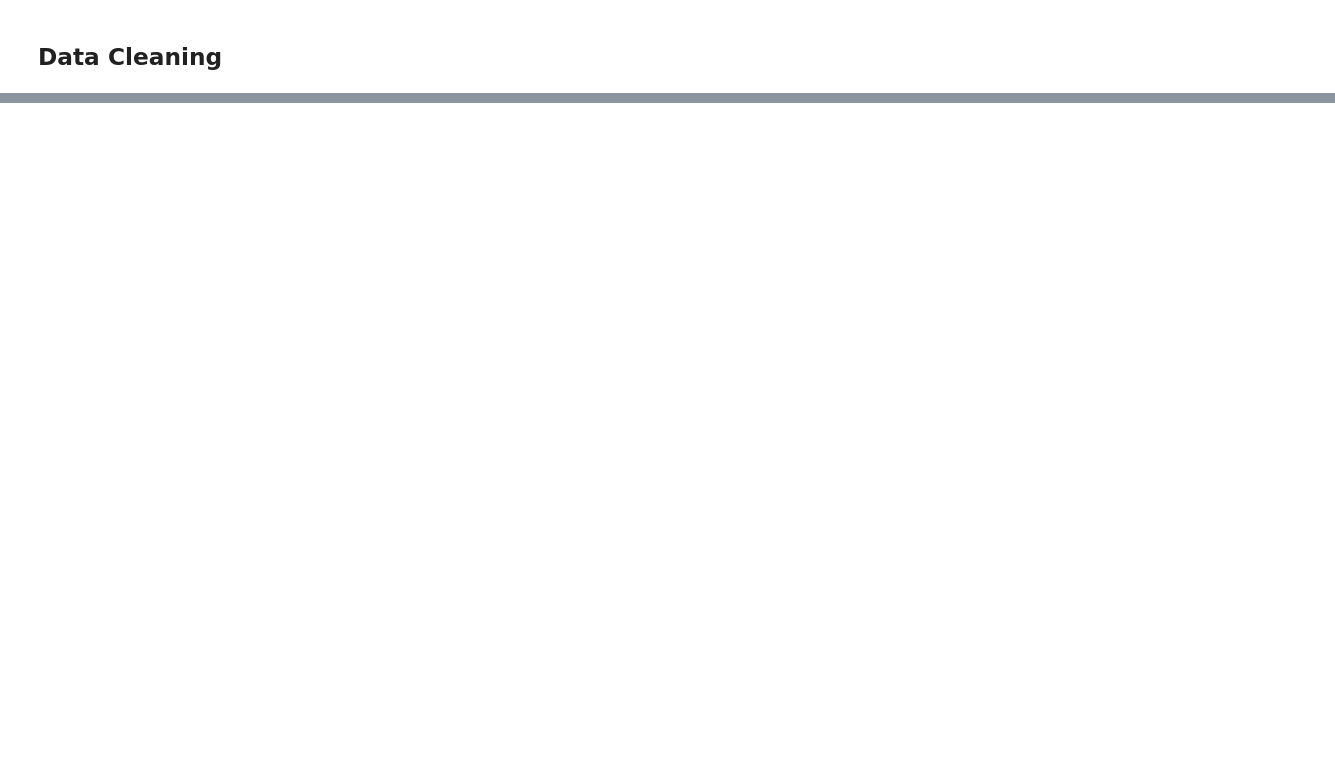
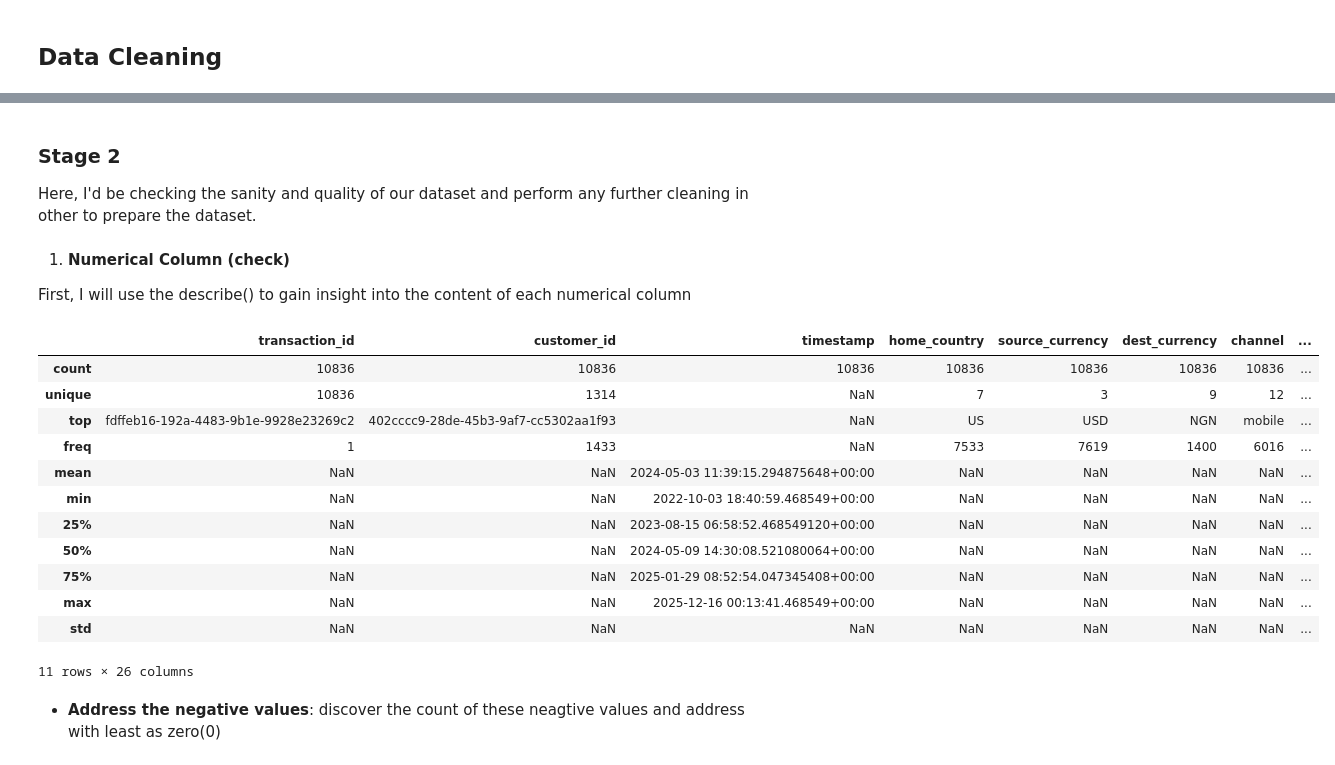
Before and after one commit to DS-Amarachi/Fraud_Detection, a Jupyter notebook: fraud_detect_project.ipynb, the cells around one changed output, grey strips where cells are left out. Drawn from its saved outputs; the diff is of its cells as text; code cells hidden in the pictures; blank space fills up the shorter version.

```diff
--- a/fraud_detect_project.ipynb
+++ b/fraud_detect_project.ipynb
@@ -119,0 +264,6 @@ Here we'd address the issues noticed in the dataset such as - data type, missing
+# %%
+# fill missing values in ip_country to fallback to the corresponding home_country
+if {'ip_country', 'home_country'}.issubset(df.columns):
+    df['ip_country'] = df.apply(
+        lambda row: row['home_country'] if pd.isnull(row['ip_country']) else row['ip_country'], axis=1
+    )
@@ -119,0 +273,5 @@ Here we'd address the issues noticed in the dataset such as - data type, missing
+# %%
+# Fill with kyc_tier most frequent value - Mode, otherwise default to standard
+if 'kyc_tier' in df.columns:
+    most_freq_kyc = df['kyc_tier'].mode()[0] if not df['kyc_tier'].mode().empty else 'standard'
+    df['kyc_tier'] = df['kyc_tier'].fillna(most_freq_kyc)
@@ -119,0 +281,8 @@ Here we'd address the issues noticed in the dataset such as - data type, missing
+# %%
+# Handle missing values in device_trust_score column
+# fill with the median of the group - new_device, kyc_tier
+if 'device_trust_score' in df.columns and {'new_device', 'kyc_tier'}.issubset(df.columns):
+    df['device_trust_score'] = df.groupby(['new_device', 'kyc_tier'])['device_trust_score'].transform(
+        lambda x: x.fillna(x.median())
+    )
+    df['device_trust_score'] = df['device_trust_score'].fillna(df['device_trust_score'].median())
@@ -119,0 +295,3 @@ Here we'd address the issues noticed in the dataset such as - data type, missing
+# %%
+# Drop null values in timestamp, amount_src
+df.dropna(subset = ['timestamp', 'amount_src', 'ip_address'], inplace=True)
@@ -119,0 +321,27 @@ Here we'd address the issues noticed in the dataset such as - data type, missing
+# %% [markdown]
+### Stage 2
+
+Here, I'd be checking the sanity and quality of our dataset and perform any further cleaning in other to prepare the dataset.
+# %% [markdown]
+1. **Numerical Column (check)**
+
+First, I will use the describe() to gain insight into the content of each numerical column
+# %%
+# Describe the dataset
+df.describe(include='all')
+# %% [output]
+|  | transaction_id | customer_id | timestamp | home_country | source_currency | dest_currency | channel | ... |
+| count | 10836 | 10836 | 10836 | 10836 | 10836 | 10836 | 10836 | ... |
+| unique | 10836 | 1314 | NaN | 7 | 3 | 9 | 12 | ... |
+| top | fdffeb16-192a-4483-9b1e-9928e23269c2 | 402cccc9-28de-45b3-9af7-cc5302aa1f93 | NaN | US | USD | NGN | mobile | ... |
+| freq | 1 | 1433 | NaN | 7533 | 7619 | 1400 | 6016 | ... |
+| mean | NaN | NaN | 2024-05-03 11:39:15.294875648+00:00 | NaN | NaN | NaN | NaN | ... |
+| min | NaN | NaN | 2022-10-03 18:40:59.468549+00:00 | NaN | NaN | NaN | NaN | ... |
+| 25% | NaN | NaN | 2023-08-15 06:58:52.468549120+00:00 | NaN | NaN | NaN | NaN | ... |
+| 50% | NaN | NaN | 2024-05-09 14:30:08.521080064+00:00 | NaN | NaN | NaN | NaN | ... |
+| 75% | NaN | NaN | 2025-01-29 08:52:54.047345408+00:00 | NaN | NaN | NaN | NaN | ... |
+| max | NaN | NaN | 2025-12-16 00:13:41.468549+00:00 | NaN | NaN | NaN | NaN | ... |
+| std | NaN | NaN | NaN | NaN | NaN | NaN | NaN | ... |
+11 rows × 26 columns
+# %% [markdown]
+- **Address the negative values**: discover the count of these neagtive values and address with least as zero(0)
```
Also changed, not shown: parts of 57 cells of this notebook, 2 other files.
